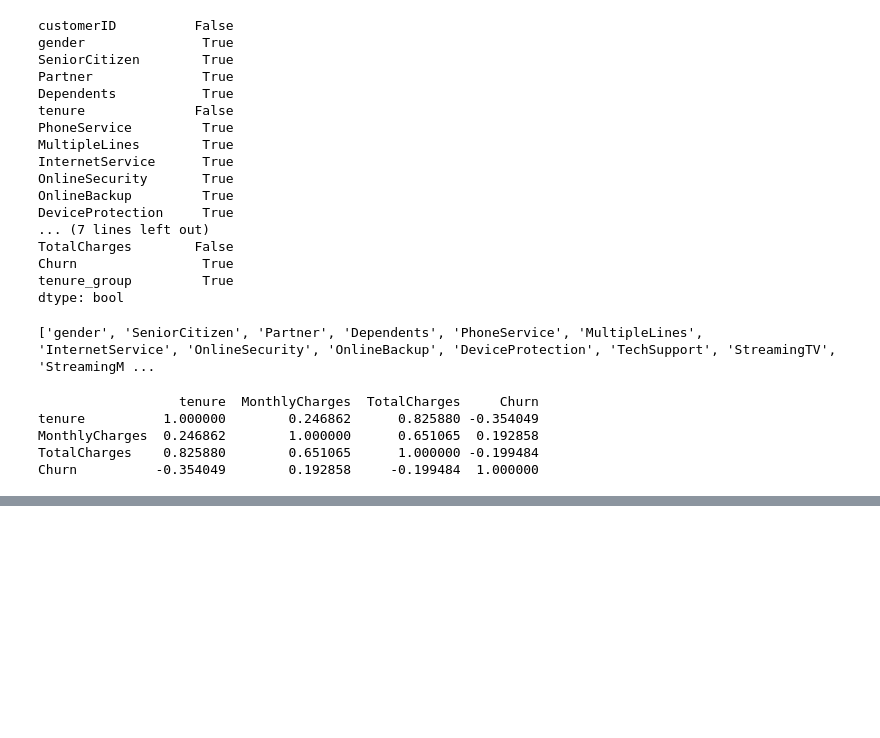
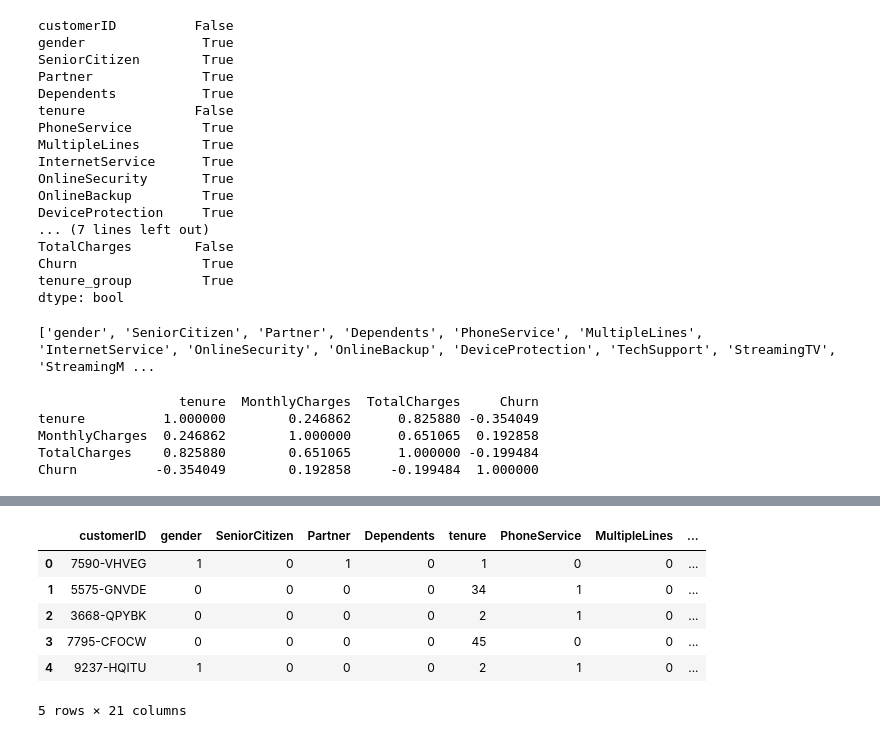
Before and after one commit to Swathips89/Telecom-Churn, a Jupyter notebook: Customer Churn.ipynb, the cells around one changed output, grey strips where cells are left out. Drawn from its saved outputs; the diff is of its cells as text; code cells hidden in the pictures; blank space fills up the shorter version.

Commit message:
Added Decision Tree algorithm
Added Decision Tree using Classification and Regression algorithm

```diff
--- a/Customer Churn.ipynb
+++ b/Customer Churn.ipynb
@@ -234,3 +234,6 @@ tenure          1.000000        0.246862      0.825880 -0.354049
 MonthlyCharges  0.246862        1.000000      0.651065  0.192858
 TotalCharges    0.825880        0.651065      1.000000 -0.199484
 Churn          -0.354049        0.192858     -0.199484  1.000000
+# %%
+#Decision Tree for Classification
+destree=pd.read_csv("Telco-Customer-Churn.csv")
@@ -236,0 +250,36 @@ Churn          -0.354049        0.192858     -0.199484  1.000000
+# %%
+destree.OnlineSecurity = destree.OnlineSecurity.replace({'No internet service' : 'No'})
+destree.OnlineBackup = destree.OnlineBackup.replace({'No internet service' : 'No'})
+destree.DeviceProtection = destree.DeviceProtection.replace({'No internet service' : 'No'})
+destree.TechSupport = destree.TechSupport.replace({'No internet service' : 'No'})
+destree.StreamingTV = destree.StreamingTV.replace({'No internet service' : 'No'})
+destree.StreamingMovies = destree.StreamingMovies.replace({'No internet service' : 'No'})
+destree.MultipleLines = destree.MultipleLines.replace({'No phone service' : 'No'})
+# %%
+destree.InternetService = destree.InternetService.replace({'No': 0, 'DSL': 1, 'Fiber optic' : 2})
+destree.Contract = destree.Contract.replace({'Month-to-month': 0, 'One year': 1, 'Two year' : 2})
+destree.PaymentMethod = destree.PaymentMethod.replace({'Electronic check': 0, 'Mailed check': 1, 'Bank transfer (automatic)' : 2 ,'Credit card (automatic)' : 3})
+# %%
+destree.gender = destree.gender.map(dict(Female=1, Male=0))
+destree.Partner = destree.Partner.map(dict(Yes=1, No=0))
+destree.Dependents = destree.Dependents.map(dict(Yes=1, No=0))
+destree.PhoneService = destree.PhoneService.map(dict(Yes=1, No=0 ))
+destree.OnlineSecurity = destree.OnlineSecurity.map(dict(Yes=1, No=0))
+destree.OnlineBackup = destree.OnlineBackup.map(dict(Yes=1, No=0))
+destree.DeviceProtection = destree.DeviceProtection.map(dict(Yes=1, No=0))
+destree.TechSupport = destree.TechSupport.map(dict(Yes=1, No=0))
+destree.StreamingTV = destree.StreamingTV.map(dict(Yes=1, No=0))
+destree.StreamingMovies = destree.StreamingMovies.map(dict(Yes=1, No=0))
+destree.PaperlessBilling = destree.PaperlessBilling.map(dict(Yes=1, No=0))
+destree.MultipleLines = destree.MultipleLines.map(dict(Yes=1, No=0))
+destree.Churn = destree.Churn.map(dict(Yes=1, No=0 ))
+# %%
+destree.head()
+# %% [output]
+|  | customerID | gender | SeniorCitizen | Partner | Dependents | tenure | PhoneService | MultipleLines | ... |
+| 0 | 7590-VHVEG | 1 | 0 | 1 | 0 | 1 | 0 | 0 | ... |
+| 1 | 5575-GNVDE | 0 | 0 | 0 | 0 | 34 | 1 | 0 | ... |
+| 2 | 3668-QPYBK | 0 | 0 | 0 | 0 | 2 | 1 | 0 | ... |
+| 3 | 7795-CFOCW | 0 | 0 | 0 | 0 | 45 | 0 | 0 | ... |
+| 4 | 9237-HQITU | 1 | 0 | 0 | 0 | 2 | 1 | 0 | ... |
+5 rows × 21 columns
```
Also changed, not shown: parts of 22 cells of this notebook.
